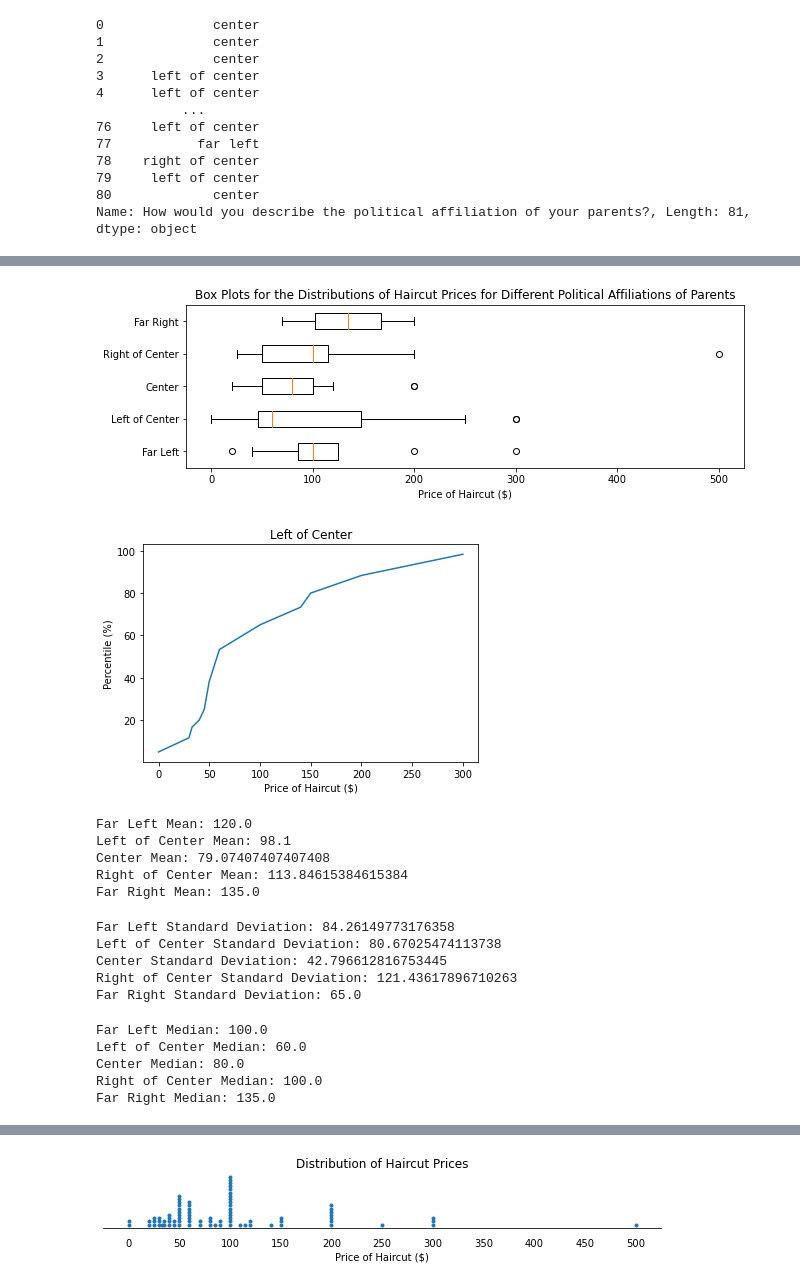
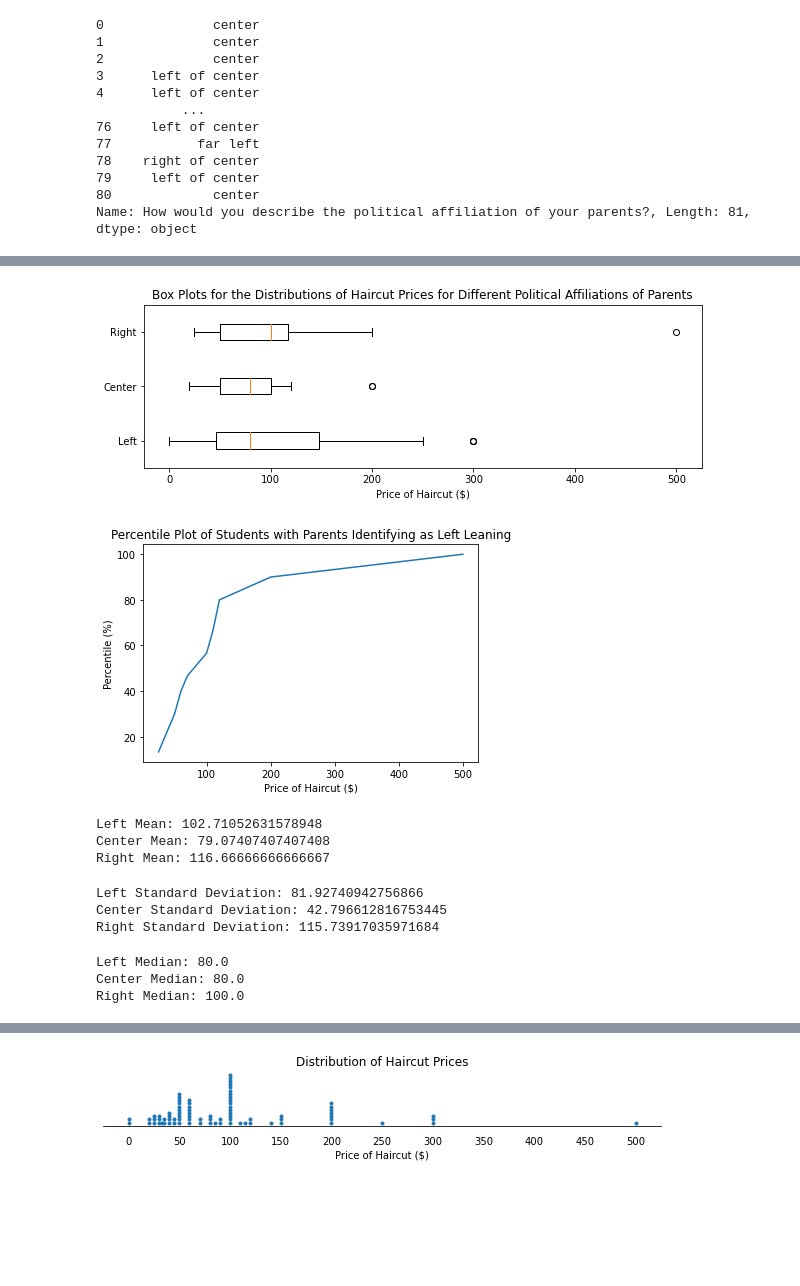
Before and after one commit to Veeeeeee7/AP-Stats, a Jupyter notebook: Quarter 1 Stats.ipynb, the cells around one changed output, grey strips where cells are left out. Cells and saved outputs as stored; diff of their text form; code cells hidden in the pictures; blank space fills up the shorter version.

Commit message:
only 3 groups (left, center, right)

```diff
--- a/Quarter 1 Stats.ipynb
+++ b/Quarter 1 Stats.ipynb
@@ -44,40 +44,31 @@ print(political_affiliation)
 80             center
 Name: How would you describe the political affiliation of your parents?, Length: 81, dtype: object
 # %%
-far_left = np.array([])
+left = np.array([])
 for i in range(80):
     if (political_affiliation[i] == "far left"):
-        far_left = np.append(far_left, int(haircut[i]))
-far_left = far_left.astype('int32')
-left_of_center = np.array([])
-for i in range(80):
+        left = np.append(left, int(haircut[i]))
     if (political_affiliation[i] == "left of center"):
-        left_of_center = np.append(left_of_center, int(haircut[i]))
-left_of_center = left_of_center.astype('int32')
+        left = np.append(left, int(haircut[i]))
+left = left.astype('int32')
+
 center = np.array([])
 for i in range(80):
     if (political_affiliation[i] == "center"):
         center = np.append(center, int(haircut[i]))
 center = center.astype('int32')
-right_of_center = np.array([])
+right = np.array([])
 for i in range(80):
     if (political_affiliation[i] == "right of center"):
-        right_of_center = np.append(right_of_center, int(haircut[i]))
-right_of_center = right_of_center.astype('int32')
-far_right = np.array([])
-for i in range(80):
+        right = np.append(right, int(haircut[i]))
     if (political_affiliation[i] == "far right"):
-        far_right = np.append(far_right, int(haircut[i]))
-far_right = far_right.astype('int32')
+        right = np.append(right, int(haircut[i]))
+right = right.astype('int32')
 
-print("far left:")
-print(far_left)
-print("\nleft of center:")
-print(left_of_center)
+print("left:")
+print(left)
 print("\ncenter:")
 print(center)
-print("\nright of center:")
-print(right_of_center)
-print("\nfar right:")
-print(far_right)
+print("\nright:")
+print(right)
 # %% [output]
@@ -144,7 +121,7 @@ dot_diagram(far_right, "Distribution of Haircut Prices for Students with Parents
 # %%
-box_plot([far_left, left_of_center, center, right_of_center, far_right], "Box Plots for the Distributions of Haircut Prices for Different Political Affiliations of Parents", ["Far Left", "Left of Center", "Center", "Right of Center", "Far Right"])
+box_plot([left, center, right], "Box Plots for the Distributions of Haircut Prices for Different Political Affiliations of Parents", ["Left", "Center", "Right"])
 # %% [output]
-[figure, old version]
+[figure, new version]
 # %%
 def percentile_plot(dataset, title):
     dataset = np.sort(dataset)
@@ -160,45 +137,33 @@ def percentile_plot(dataset, title):
     plt.plot(data_points, percentiles)
     plt.show()
 
-percentile_plot(left_of_center, "Left of Center")
+percentile_plot(right, "Percentile Plot of Students with Parents Identifying as Left Leaning")
 # %% [output]
-[figure, old version]
+[figure, new version]
 # %%
-print(f'{"Far Left Mean: "}{far_left.mean()}')
-print(f'{"Left of Center Mean: "}{left_of_center.mean()}')
+print(f'{"Left Mean: "}{left.mean()}')
 print(f'{"Center Mean: "}{center.mean()}')
-print(f'{"Right of Center Mean: "}{right_of_center.mean()}')
-print(f'{"Far Right Mean: "}{far_right.mean()}')
+print(f'{"Right Mean: "}{right.mean()}')
 # %% [output]
-Far Left Mean: 120.0
-Left of Center Mean: 98.1
+Left Mean: 102.71052631578948
 Center Mean: 79.07407407407408
-Right of Center Mean: 113.84615384615384
-Far Right Mean: 135.0
+Right Mean: 116.66666666666667
 # %%
-print(f'{"Far Left Standard Deviation: "}{np.std(far_left)}')
-print(f'{"Left of Center Standard Deviation: "}{np.std(left_of_center)}')
+print(f'{"Left Standard Deviation: "}{np.std(left)}')
 print(f'{"Center Standard Deviation: "}{np.std(center)}')
-print(f'{"Right of Center Standard Deviation: "}{np.std(right_of_center)}')
-print(f'{"Far Right Standard Deviation: "}{np.std(far_right)}')
+print(f'{"Right Standard Deviation: "}{np.std(right)}')
 # %% [output]
-Far Left Standard Deviation: 84.26149773176358
-Left of Center Standard Deviation: 80.67025474113738
+Left Standard Deviation: 81.92740942756866
 Center Standard Deviation: 42.796612816753445
-Right of Center Standard Deviation: 121.43617896710263
-Far Right Standard Deviation: 65.0
+Right Standard Deviation: 115.73917035971684
 # %%
-print(f'{"Far Left Median: "}{np.median(far_left)}')
-print(f'{"Left of Center Median: "}{np.median(left_of_center)}')
+print(f'{"Left Median: "}{np.median(left)}')
 print(f'{"Center Median: "}{np.median(center)}')
-print(f'{"Right of Center Median: "}{np.median(right_of_center)}')
-print(f'{"Far Right Median: "}{np.median(far_right)}')
+print(f'{"Right Median: "}{np.median(right)}')
 # %% [output]
-Far Left Median: 100.0
-Left of Center Median: 60.0
+Left Median: 80.0
 Center Median: 80.0
-Right of Center Median: 100.0
-Far Right Median: 135.0
+Right Median: 100.0
 # %%
 def IQR(dist):
     return np.percentile(dist, 75) - np.percentile(dist, 25)
```
Also changed, not shown: parts of 4 cells of this notebook.
